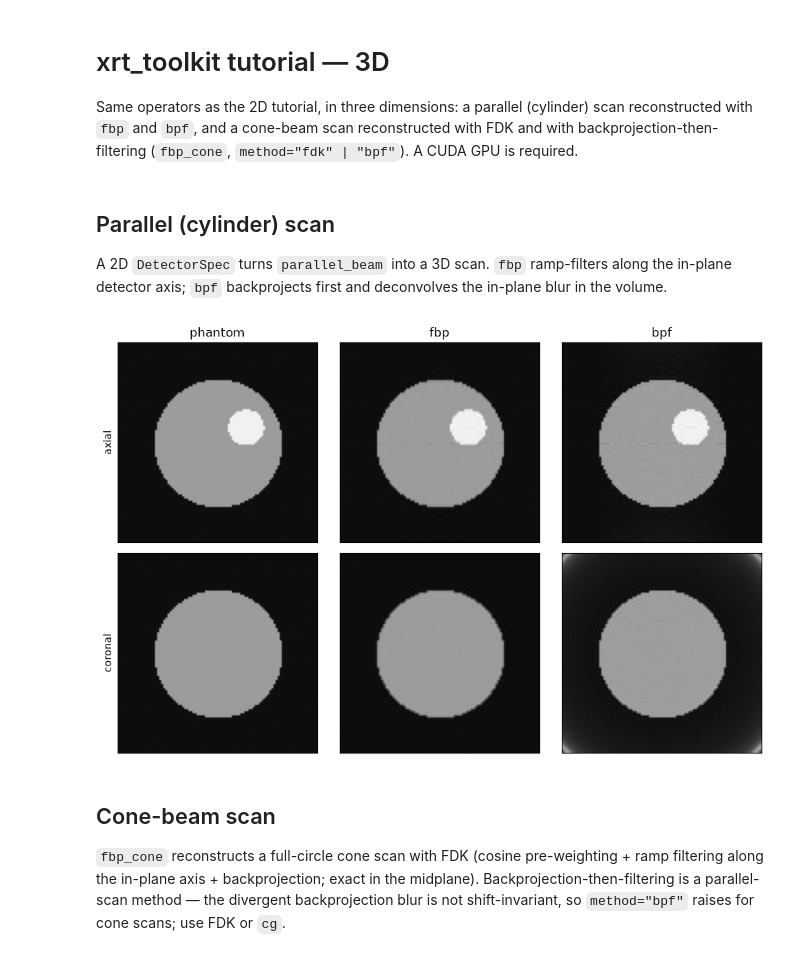
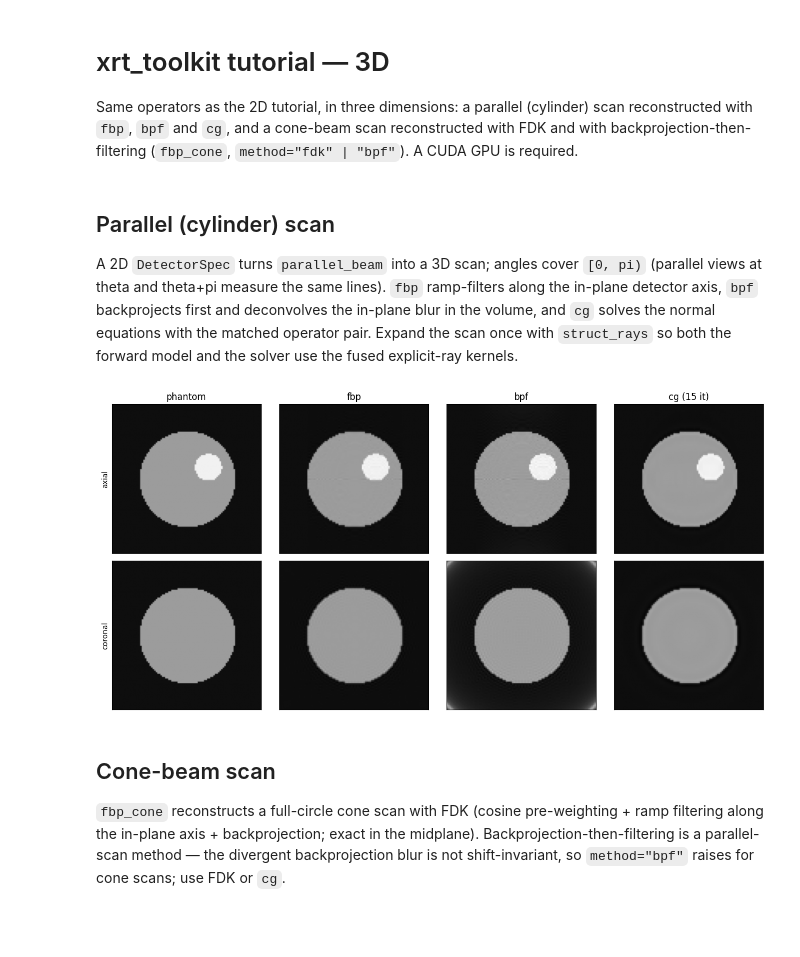
Before and after one commit to SepandKashani/xrt_toolkit, a Jupyter notebook: tutorial_3D.ipynb, the cells around one changed output. Saved outputs shown, nothing was run; the diff lists cells and outputs as text; code cells hidden in the pictures; blank space fills up the shorter version.

```diff
--- a/tutorial_3D.ipynb
+++ b/tutorial_3D.ipynb
@@ -2,7 +2,7 @@
 # xrt_toolkit tutorial — 3D
 
 Same operators as the 2D tutorial, in three dimensions: a parallel (cylinder)
-scan reconstructed with `fbp` and `bpf`, and a cone-beam scan reconstructed
+scan reconstructed with `fbp`, `bpf` and `cg`, and a cone-beam scan reconstructed
 with FDK and with backprojection-then-filtering (`fbp_cone`,
 `method="fdk" | "bpf"`). A CUDA GPU is required.
 # %%
@@ -18,6 +18,7 @@ N = 96             # volume is N^3
 N_angles = 600     # parallel scan; the cone scan uses 2x over a full circle
 N_detectors = 600  # in-plane detector cells
 order = 0          # basis: 0 voxels, 1 / 2 box splines (3D splines are slower)
+n_iter_cg = 15     # CG iterations
 
 # phantom: a large sphere with two inserts
 zz, yy, xx = np.mgrid[:N, :N, :N].astype(np.float32)
@@ -44,19 +45,28 @@ def show_slices(recs, titles):
 # %% [markdown]
 ## Parallel (cylinder) scan
 
-A 2D `DetectorSpec` turns `parallel_beam` into a 3D scan. `fbp` ramp-filters
-along the in-plane detector axis; `bpf` backprojects first and deconvolves the
-in-plane blur in the volume.
+A 2D `DetectorSpec` turns `parallel_beam` into a 3D scan; angles cover
+`[0, pi)` (parallel views at theta and theta+pi measure the same lines).
+`fbp` ramp-filters along the in-plane detector axis, `bpf` backprojects first
+and deconvolves the in-plane blur in the volume, and `cg` solves the normal
+equations with the matched operator pair. Expand the scan once with
+`struct_rays` so both the forward model and the solver use the fused
+explicit-ray kernels.
 # %%
 det = xtk.DetectorSpec(size=(1.5*N, 1.5*N), num_cell=(N_detectors, N_detectors))
-rays_par = xtk.parallel_beam(dr.linspace(Float, 0, 2*np.pi, N_angles, endpoint=False), det)
-y_par = xtk.xrt_apply(xtk.struct_rays(rays_par), knot, order, f)
+rays_par = xtk.parallel_beam(dr.linspace(Float, 0, np.pi, N_angles, endpoint=False), det)
+re_par = xtk.struct_rays(rays_par)          # reused by the forward model and cg
+y_par = xtk.xrt_apply(re_par, knot, order, f)
 
 rec_fbp = xtk.fbp(rays_par, knot, y_par, window="ramp")
 rec_bpf = xtk.bpf(rays_par, knot, y_par, window="ramp")
-show_slices([f, rec_fbp, rec_bpf], ["phantom", "fbp", "bpf"])
+rec_cg_par = xtk.cg(lambda v: xtk.xrt_apply(re_par, knot, order, v),
+                    lambda v: xtk.xrt_adjoint(re_par, knot, order, v),
+                    y_par, N**3, n_iter=n_iter_cg)
+show_slices([f, rec_fbp, rec_bpf, rec_cg_par],
+            ["phantom", "fbp", "bpf", f"cg ({n_iter_cg} it)"])
 # %% [output]
-[figure, old version]
+[figure, new version]
 # %% [markdown]
 ## Cone-beam scan
 
```
Also changed, not shown: parts of 1 cell of this notebook.
